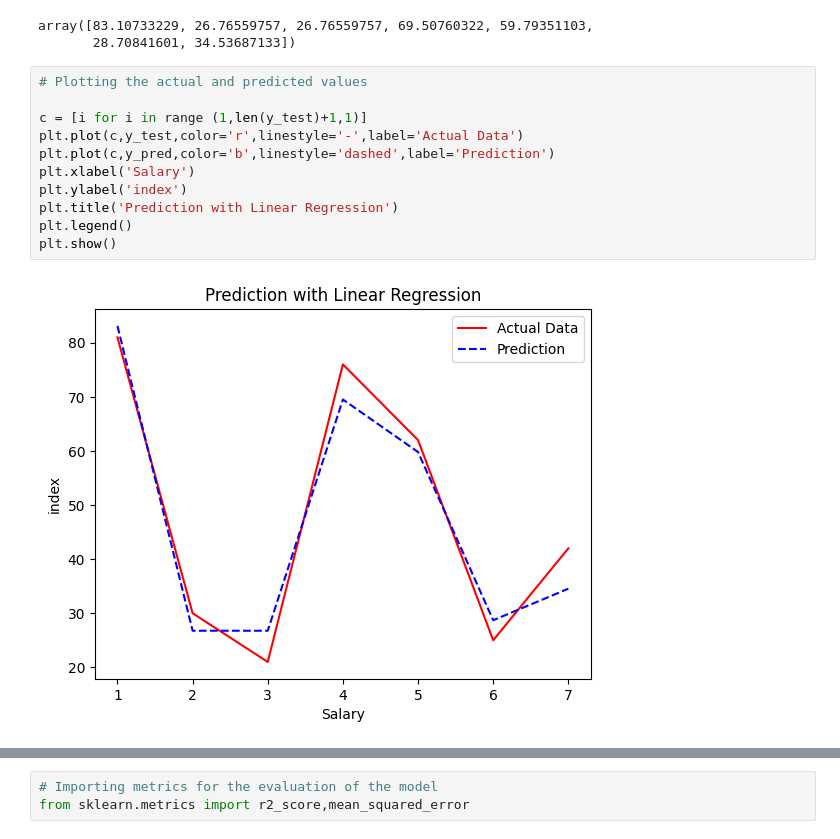
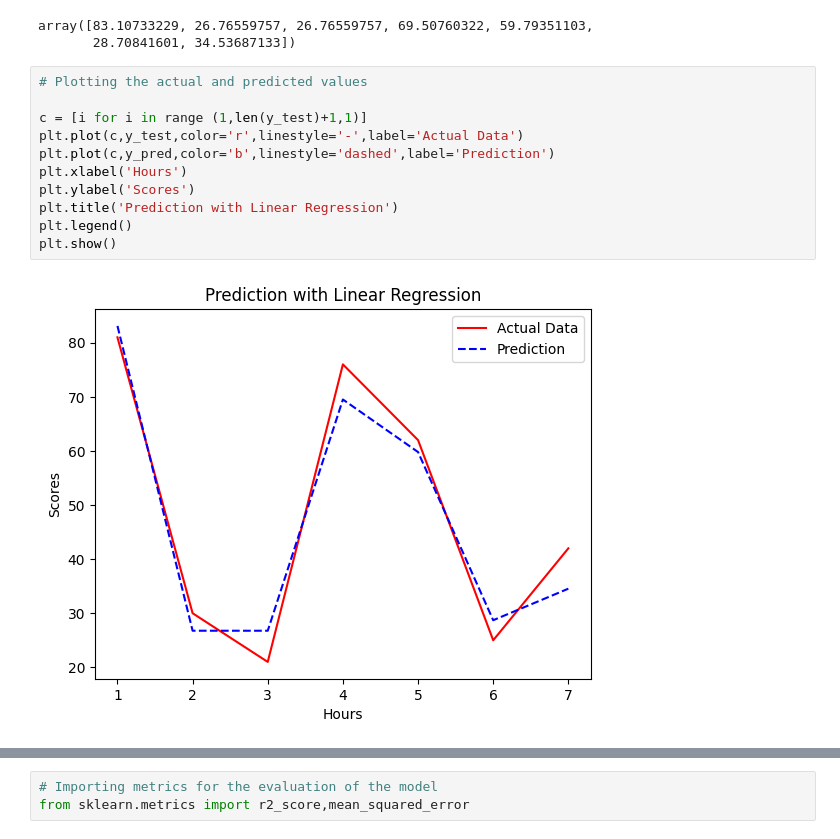
Before and after one commit to AkilaNorSalsabila/Assignment_Score_Prediction, a Jupyter notebook: Assignment_Student_Score_Prediction.ipynb, the cells around one changed output, grey strips where cells are left out. Saved outputs shown, nothing was run; the diff lists cells and outputs as text.

```diff
--- a/Assignment_Student_Score_Prediction.ipynb
+++ b/Assignment_Student_Score_Prediction.ipynb
@@ -344,13 +344,13 @@ array([83.10733229, 26.76559757, 26.76559757, 69.50760322, 59.79351103,
 # %%
 # Plotting the actual and predicted values
 
 c = [i for i in range (1,len(y_test)+1,1)]
 plt.plot(c,y_test,color='r',linestyle='-',label='Actual Data')
 plt.plot(c,y_pred,color='b',linestyle='dashed',label='Prediction')
-plt.xlabel('Salary')
-plt.ylabel('index')
+plt.xlabel('Hours')
+plt.ylabel('Scores')
 plt.title('Prediction with Linear Regression')
 plt.legend()
 plt.show()
 # %% [output]
-[figure, old version]
+[figure, new version]
```
Also changed, not shown: parts of 2 cells of this notebook.
